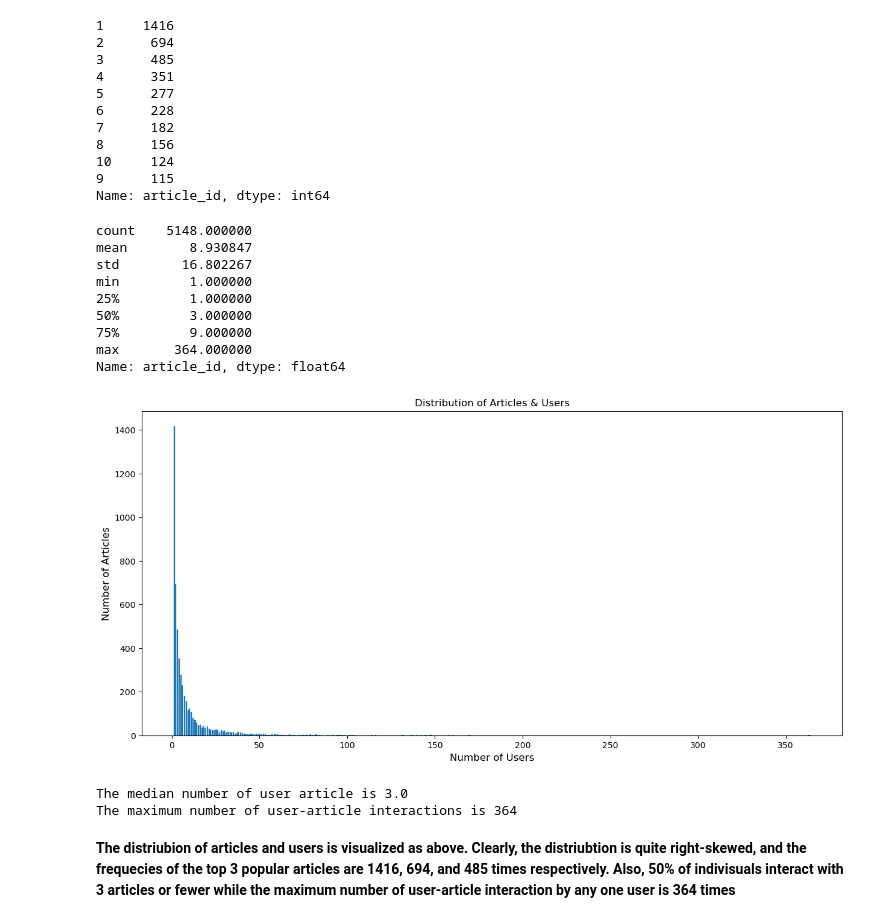
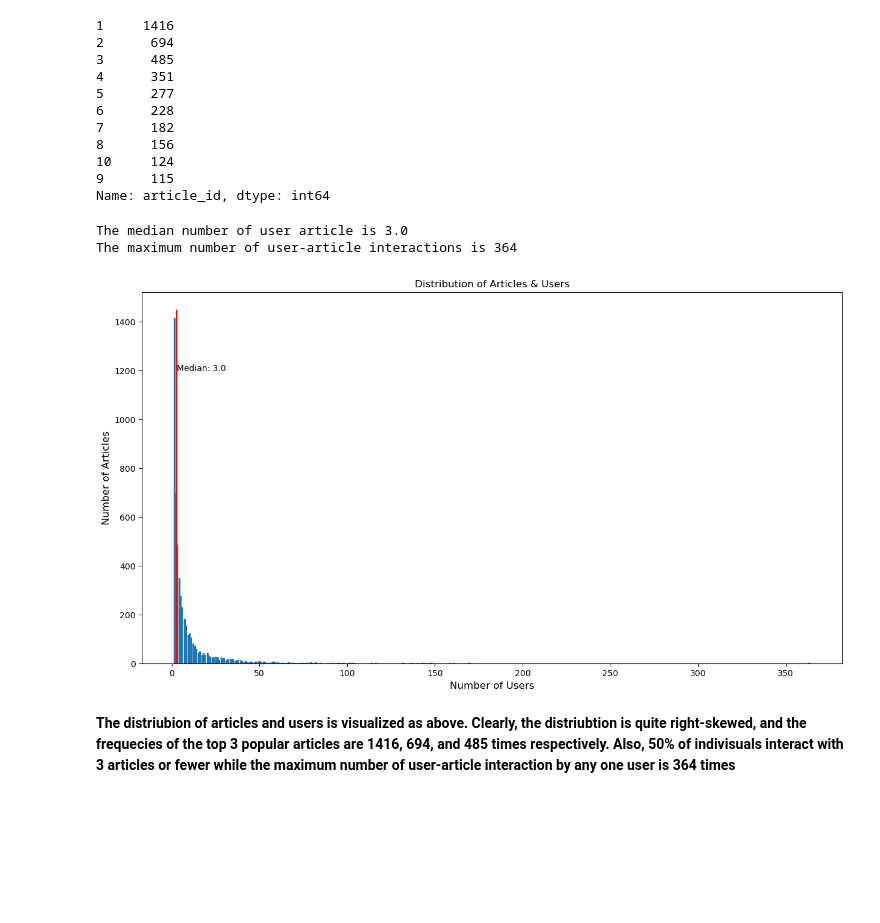
Before and after one commit to ezman1105/Data-Scientist----RecommendationEngineWithIBM, a Jupyter notebook: Recommendations_with_IBM.ipynb, the cells around one changed output. Saved outputs shown, nothing was run; the diff lists cells and outputs as text; code cells hidden in the pictures; blank space fills up the shorter version.

```diff
--- a/Recommendations_with_IBM.ipynb
+++ b/Recommendations_with_IBM.ipynb
@@ -174,43 +183,33 @@ data.value_counts().iloc[:10]
 10     124
 9      115
 Name: article_id, dtype: int64
-# %%
-data.describe()
-# %% [output]
-count    5148.000000
-mean        8.930847
-std        16.802267
-min         1.000000
-25%         1.000000
-50%         3.000000
-75%         9.000000
-max       364.000000
-Name: article_id, dtype: float64
 # %%
+## Fill in the median and maximum number of user_article interactios below
+
+# 50% of individuals interact with "3" number of articles or fewer.
+median_val = data.median()
+print ('The median number of user article is', median_val)
+
+# The maximum number of user-article interactions by any 1 user is 364.
+max_views_by_user = data.max()
+print ('The maximum number of user-article interactions is', max_views_by_user)
+
 # plot the distribution of articles & users
-plt.figure(figsize=(15,7))
+plt.figure(figsize=(15,8))
 base_color = sb.color_palette()[0]
-plt.hist(data, bins = 1000, ec=base_color)
+plt.hist(data, bins = 500, ec=base_color)
+plt.vlines(x=median_val, ymin=0, ymax=1450, color='red')
 plt.xlabel('Number of Users', fontsize=12)
 plt.ylabel('Number of Articles', fontsize=12)
 plt.title('Distribution of Articles & Users')
+plt.annotate(xy=(median_val, 1200), text=f'Median: {median_val}')
+#plt.annotate(xy=(median, 2500), s=f'Median: {median}');
 plt.savefig('Distribution of Article & user.png')
 plt.show();
 # %% [output]
+The median number of user article is 3.0
+The maximum number of user-article interactions is 364
-[figure, old version]
+[figure, new version]
-# %%
-# Fill in the median and maximum number of user_article interactios below
-
-# 50% of individuals interact with "3" number of articles or fewer.
-median_val = data.median()
-print ('The median number of user article is', median_val)
-
-# The maximum number of user-article interactions by any 1 user is 364.
-max_views_by_user = data.max()
-print ('The maximum number of user-article interactions is', max_views_by_user)
-# %% [output]
-The median number of user article is 3.0
-The maximum number of user-article interactions is 364
 # %% [markdown]
 **The distriubion of articles and users is visualized as above. Clearly, the distriubtion is quite right-skewed, and the frequecies of the top 3 popular articles are 1416, 694, and 485 times respectively. Also, 50% of indivisuals interact with 3 articles or fewer while the maximum number of user-article interaction by any one user is 364 times**
 # %% [markdown]
```
Also changed, not shown: parts of 24 cells of this notebook.
